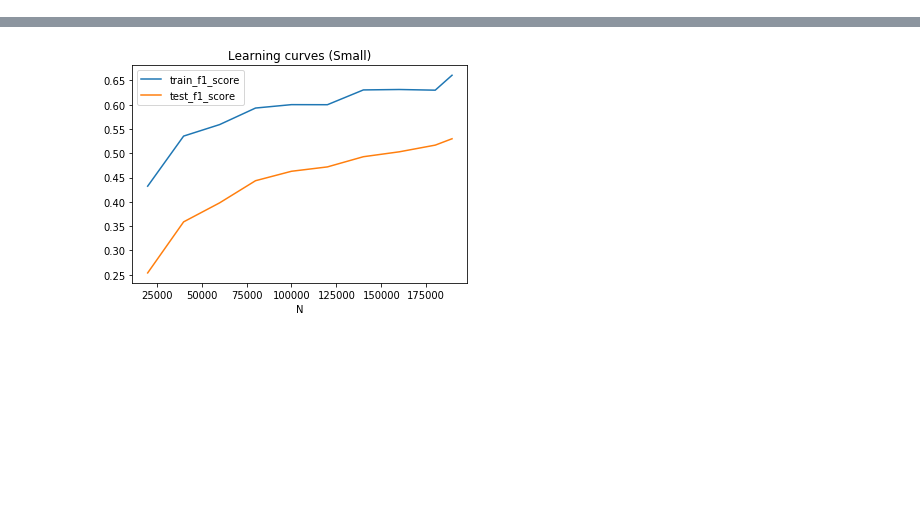
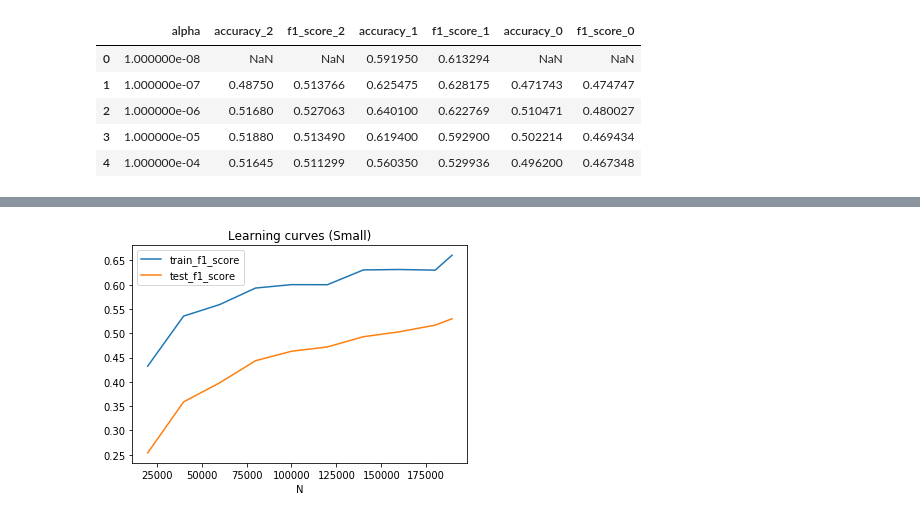
Before and after one commit to wesbarnett/insight, a Jupyter notebook: MODELS/Plots.ipynb, the cells around one changed output, grey strips where cells are left out. Saved outputs shown, nothing was run; the diff lists cells and outputs as text; code cells hidden in the pictures; blank space fills up the shorter version.

```diff
--- a/MODELS/Plots.ipynb
+++ b/MODELS/Plots.ipynb
@@ -4 +7,10 @@ import pandas as pd
+# %%
+df.head()
+# %% [output]
+|  | alpha | accuracy_2 | f1_score_2 | accuracy_1 | f1_score_1 | accuracy_0 | f1_score_0 |
+| 0 | 1.000000e-08 | NaN | NaN | 0.591950 | 0.613294 | NaN | NaN |
+| 1 | 1.000000e-07 | 0.48750 | 0.513766 | 0.625475 | 0.628175 | 0.471743 | 0.474747 |
+| 2 | 1.000000e-06 | 0.51680 | 0.527063 | 0.640100 | 0.622769 | 0.510471 | 0.480027 |
+| 3 | 1.000000e-05 | 0.51880 | 0.513490 | 0.619400 | 0.592900 | 0.502214 | 0.469434 |
+| 4 | 1.000000e-04 | 0.51645 | 0.511299 | 0.560350 | 0.529936 | 0.496200 | 0.467348 |
 # %%
```
Also changed, not shown: parts of 4 cells of this notebook, 3 other files.
